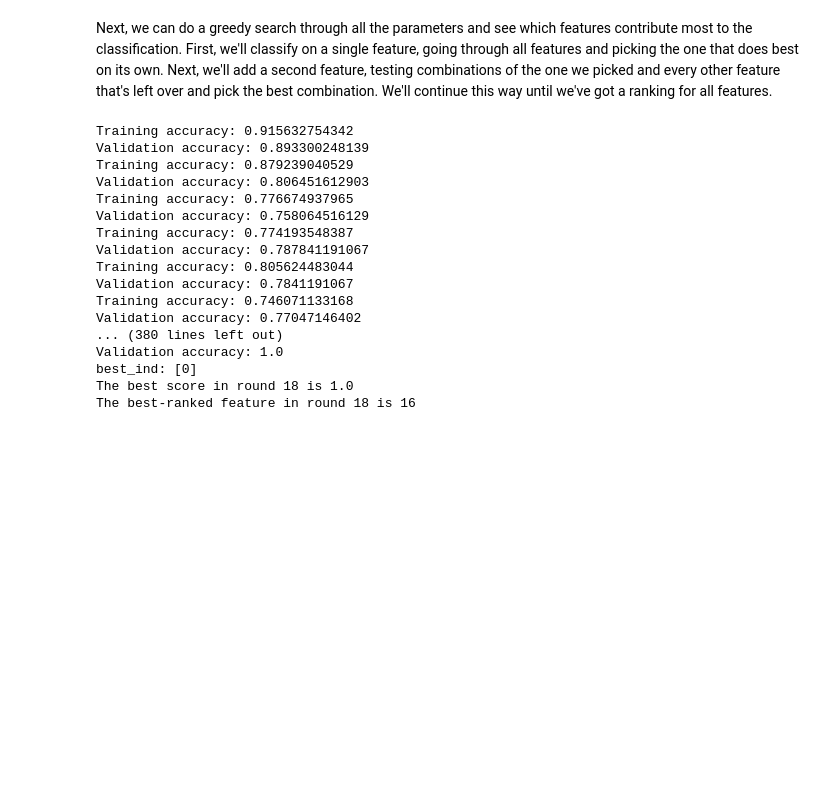
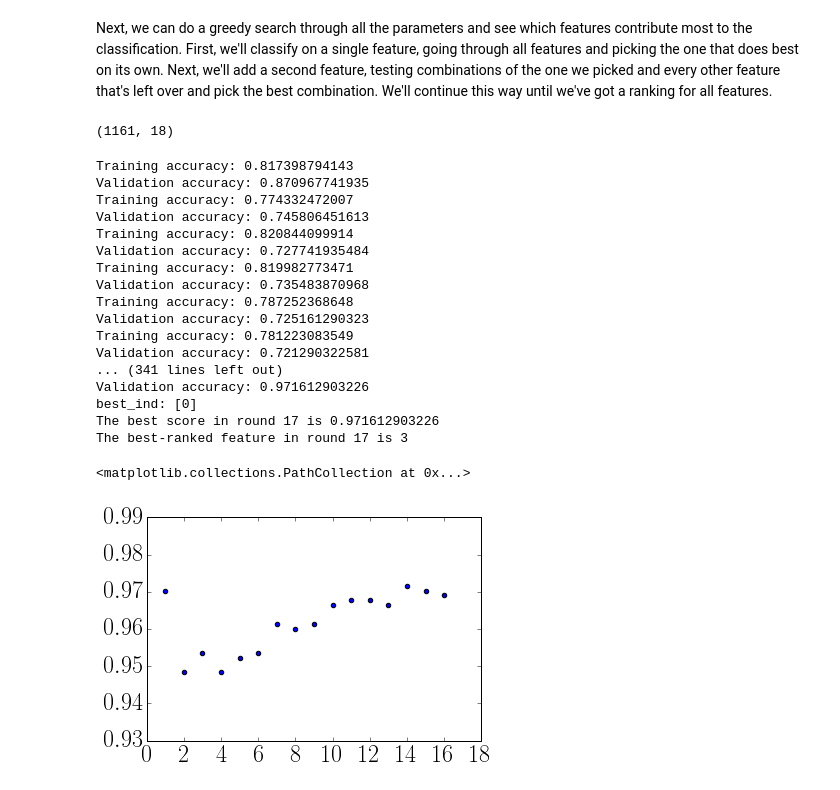
Before and after one commit to dhuppenkothen/cygx1class, a Jupyter notebook: CygX1_state_classification.ipynb, the cells around one changed output. Saved outputs shown, nothing was run; the diff lists cells and outputs as text; code cells hidden in the pictures; blank space fills up the shorter version.

```diff
--- a/CygX1_state_classification.ipynb
+++ b/CygX1_state_classification.ipynb
@@ -297,22 +310,23 @@ show(p)
 It's time to play with features. For this purpose, we'll look at all the individual features and evaluate how important they are for determining different classes using supervised learning (Random Forest) on the classified data set.
 # %%
 # shuffle features to get rid of time ordering
-np.random.shuffle(features)
+#np.random.shuffle(features)
 
 ## separate out training and test data set
-nsamples = features.shape[0]
+nsamples = fscaled.shape[0]
 train_frac = 0.6
-f_train = features[:train_frac*nsamples,:]
+f_train = features[:train_frac*nsamples,1:]
 l_train = features[:train_frac*nsamples,0]
 print(f_train.shape)
 
-f_test = features[train_frac*nsamples:, :]
+f_test = features[train_frac*nsamples:, 1:]
 l_test = features[train_frac*nsamples:, 0]
 print(f_test.shape)
 ### scale features
+
 scaler = StandardScaler().fit(features[:,1:])
-fscaled_train = scaler.transform(f_train[:,1:])
-fscaled_test = scaler.transform(f_test[:,1:])
+fscaled_train = scaler.transform(f_train)
+fscaled_test = scaler.transform(f_test)
 
 fscaled = scaler.transform(features[:,1:])
 # %% [output]
@@ -340,15 +354,19 @@ Validation accuracy: 0.965260545906
 # %% [markdown]
 Next, we can do a greedy search through all the parameters and see which features contribute most to the classification. First, we'll classify on a single feature, going through all features and picking the one that does best on its own. Next, we'll add a second feature, testing combinations of the one we picked and every other feature that's left over and pick the best combination. We'll continue this way until we've got a ranking for all features.
+# %%
+fscaled_train.shape
+# %% [output]
+(1161, 18)
 # %%
 score_all = []
 feature_ranking = []
-nfeatures = range(f_train.shape[1]-1)
+nfeatures = range(fscaled_train.shape[1]-1)
 features_new_train = []
 features_new_val = []
 features_new_test = []
 best_params_all = []
 
-for i in range(f_train.shape[1]-1):
+for i in range(fscaled_train.shape[1]-1):
     i+=1
     score = []
     best_params = []
@@ -356,9 +374,9 @@ for i in range(f_train.shape[1]-1):
     for j in nfeatures:
         j+=1
         if len(features_new_train) == 0:
-            ft = np.atleast_2d(f_train[:,j]).T
+            ft = np.atleast_2d(fscaled_train[:,j]).T
             #fv = np.atleast_2d(features_val[:,j]).T
-            fte = np.atleast_2d(f_test[:,j]).T
+            fte = np.atleast_2d(fscaled_test[:,j]).T
         else:
             ft = np.concatenate((features_new_train, ft), 1)
             #fv = np.concatenate((features_new_val, fv), 1)
@@ -368,11 +386,11 @@ for i in range(f_train.shape[1]-1):
         ### scale features
         f_all = np.concatenate((ft, fte))
         scaler = StandardScaler().fit(f_all)
-        fscaled_train = scaler.transform(ft)
+        fts = scaler.transform(ft)
         #print(fscaled_train.shape)
 
         #scaler_val = StandardScaler().fit(fv)
-        fscaled_test = scaler.transform(fte)
+        ftes = scaler.transform(fte)
         #print(fscaled_val.shape)
         ### Random Forest Classifier
         params = {'max_depth': [3,5,7,10,15,20,30,50,75,100,150,200,250,300,400]}#,
@@ -380,13 +398,13 @@ for i in range(f_train.shape[1]-1):
                                 verbose=0, n_jobs=4)
         #rfc = RandomForestClassifier(n_estimators=500, max_depth=10)
         #rfc.fit(fscaled_train, labels_train)
-        grid_rfc.fit(ft, l_train)
+        grid_rfc.fit(fts, l_train)
         #print("Best results for the Random Forest run:")
         #print("Best parameter: " + str(grid_rfc.best_params_))
         best_params.append(grid_rfc.best_params_)
-        print("Training accuracy: " + str(grid_rfc.score(ft, l_train)))
-        print("Validation accuracy: " + str(grid_rfc.score(fte, l_test)))
-        score.append(grid_rfc.score(fte, l_test))
+        print("Training accuracy: " + str(grid_rfc.score(fts, l_train)))
+        print("Validation accuracy: " + str(grid_rfc.score(ftes, l_test)))
+        score.append(grid_rfc.score(ftes, l_test))
 
     score_all.append(score)
     best_params_all.append(best_params)
@@ -399,31 +417,38 @@ for i in range(f_train.shape[1]-1):
     print("The best-ranked feature in round " + str(i) + " is " + str(n_best))
     feature_ranking.append(n_best)
     if len(features_new_train) == 0:
-        features_new_train = np.atleast_2d(f_train[:,n_best]).T
+        features_new_train = np.atleast_2d(fscaled_train[:,n_best]).T
         #features_new_val = np.atleast_2d(features_val[:,n_best]).T
-        features_new_test = np.atleast_2d(f_test[:,n_best]).T
+        features_new_test = np.atleast_2d(fscaled_test[:,n_best]).T
     else:
         features_new_train = np.concatenate((features_new_train, np.atleast_2d(f_train[:,n_best]).T), 1)
         #features_new_val = np.concatenate((features_new_val, np.atleast_2d(features_val[:,n_best]).T), 1)
         features_new_test = np.concatenate((features_new_test, np.atleast_2d(f_test[:,n_best]).T), 1)
 # %% [output]
-Training accuracy: 0.915632754342
-Validation accuracy: 0.893300248139
-Training accuracy: 0.879239040529
-Validation accuracy: 0.806451612903
-Training accuracy: 0.776674937965
-Validation accuracy: 0.758064516129
-Training accuracy: 0.774193548387
-Validation accuracy: 0.787841191067
-Training accuracy: 0.805624483044
-Validation accuracy: 0.7841191067
-Training accuracy: 0.746071133168
-Validation accuracy: 0.77047146402
-... (380 lines left out)
-Validation accuracy: 1.0
+Training accuracy: 0.817398794143
+Validation accuracy: 0.870967741935
+Training accuracy: 0.774332472007
+Validation accuracy: 0.745806451613
+Training accuracy: 0.820844099914
+Validation accuracy: 0.727741935484
+Training accuracy: 0.819982773471
+Validation accuracy: 0.735483870968
+Training accuracy: 0.787252368648
+Validation accuracy: 0.725161290323
+Training accuracy: 0.781223083549
+Validation accuracy: 0.721290322581
+... (341 lines left out)
+Validation accuracy: 0.971612903226
 best_ind: [0]
-The best score in round 18 is 1.0
-The best-ranked feature in round 18 is 16
+The best score in round 17 is 0.971612903226
+The best-ranked feature in round 17 is 3
+# %%
+score_max = [np.max(s) for s in score_all[:-1]]
+#score_std = [np.std(s) for s in score_all[:-1]]
+plt.scatter(np.arange(len(score_max))+1, score_max)
+# %% [output]
+<matplotlib.collections.PathCollection at 0x...>
+[figure, added]
 # %%
 score_max = [np.max(s) for s in score_all[:-1]]
 plt.plot(np.arange(len(score_max))+1, score_max)
```
Also changed, not shown: parts of 47 cells of this notebook.
